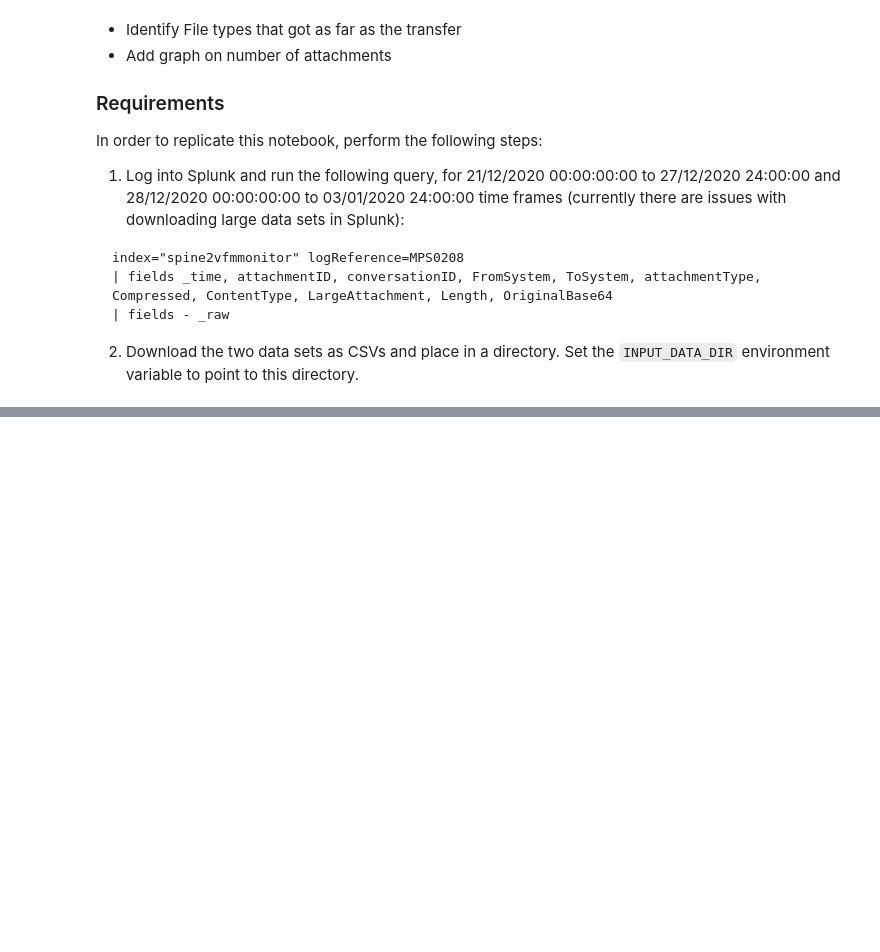
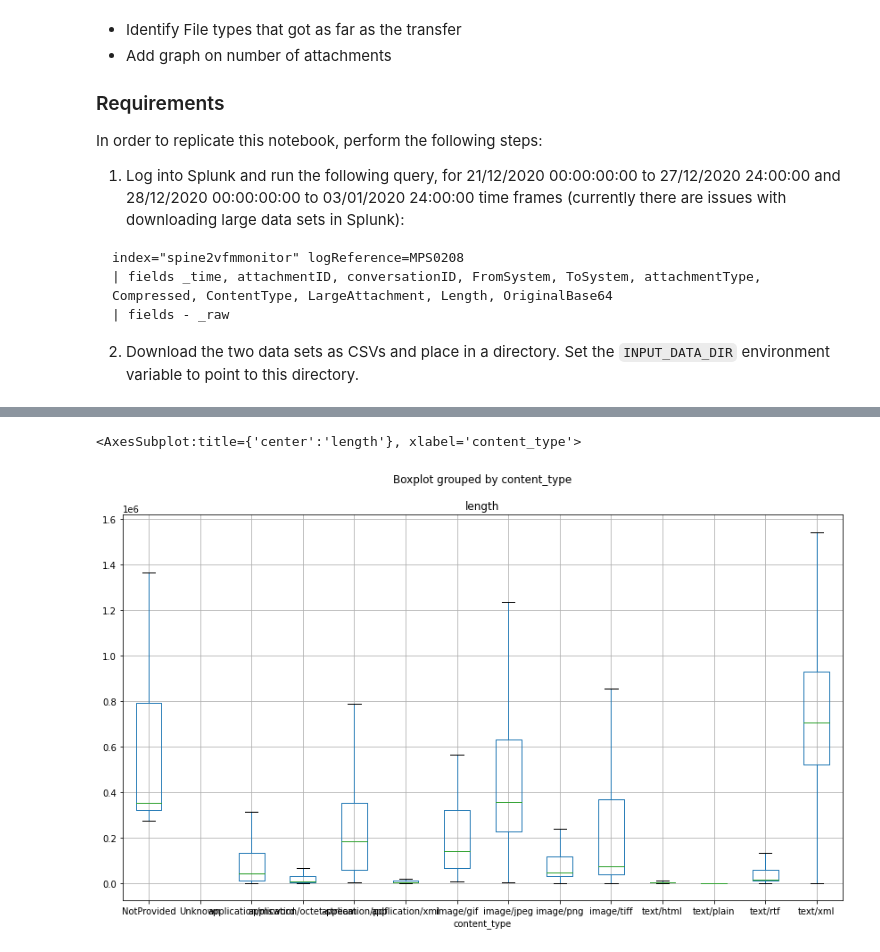
Before and after one commit to nhsconnect/prm-gp2gp-data-sandbox, a Jupyter notebook: notebooks/08-PRMT-1181--attachment-metadata-insights.ipynb, the cells around one changed output, grey strips where cells are left out. Drawn from its saved outputs; the diff is of its cells as text; code cells hidden in the pictures; blank space fills up the shorter version.

```diff
--- a/notebooks/08-PRMT-1181--attachment-metadata-insights.ipynb
+++ b/notebooks/08-PRMT-1181--attachment-metadata-insights.ipynb
@@ -72 +84,6 @@ Attachment file sizes (bytes)
 | 13 | NotProvided | 8 | 272108.000000 | 282836.000000 | 343840.000000 | 756578.000000 | 1363738.000000 |
+# %%
+attachments.df().boxplot('length', by='content_type',  figsize=(14,8), showfliers=False)
+# %% [output]
+<AxesSubplot:title={'center':'length'}, xlabel='content_type'>
+[figure, added]
```
Also changed, not shown: parts of 10 cells of this notebook.
